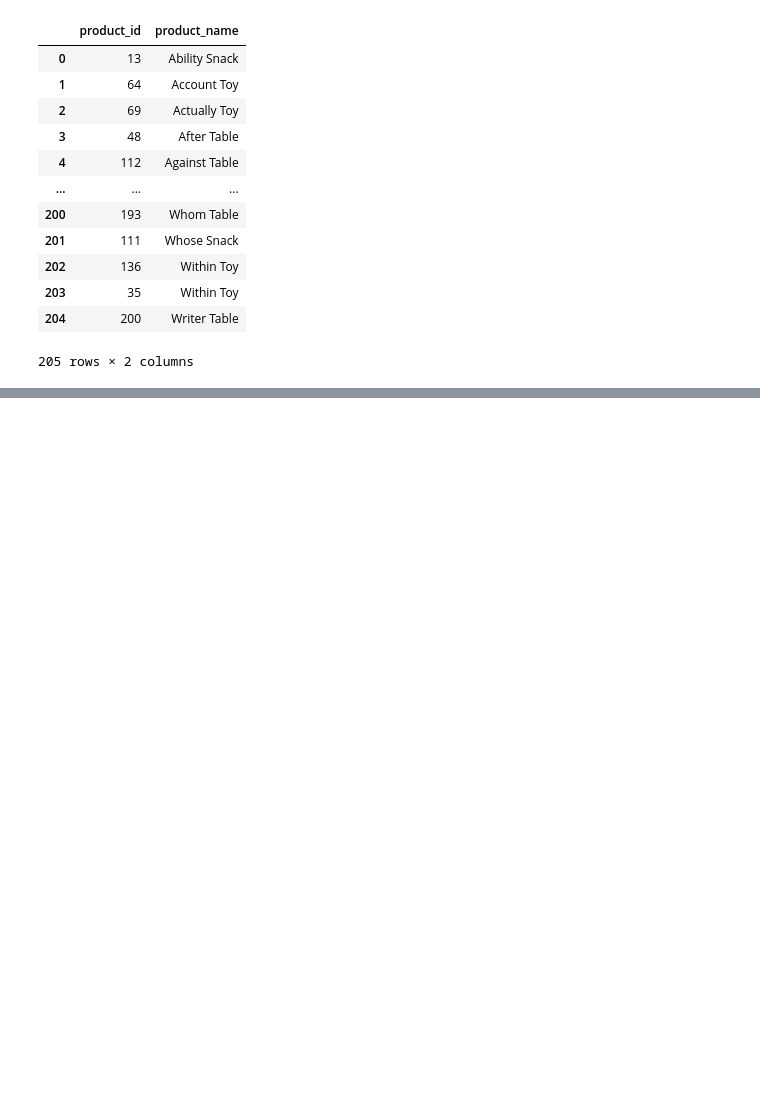
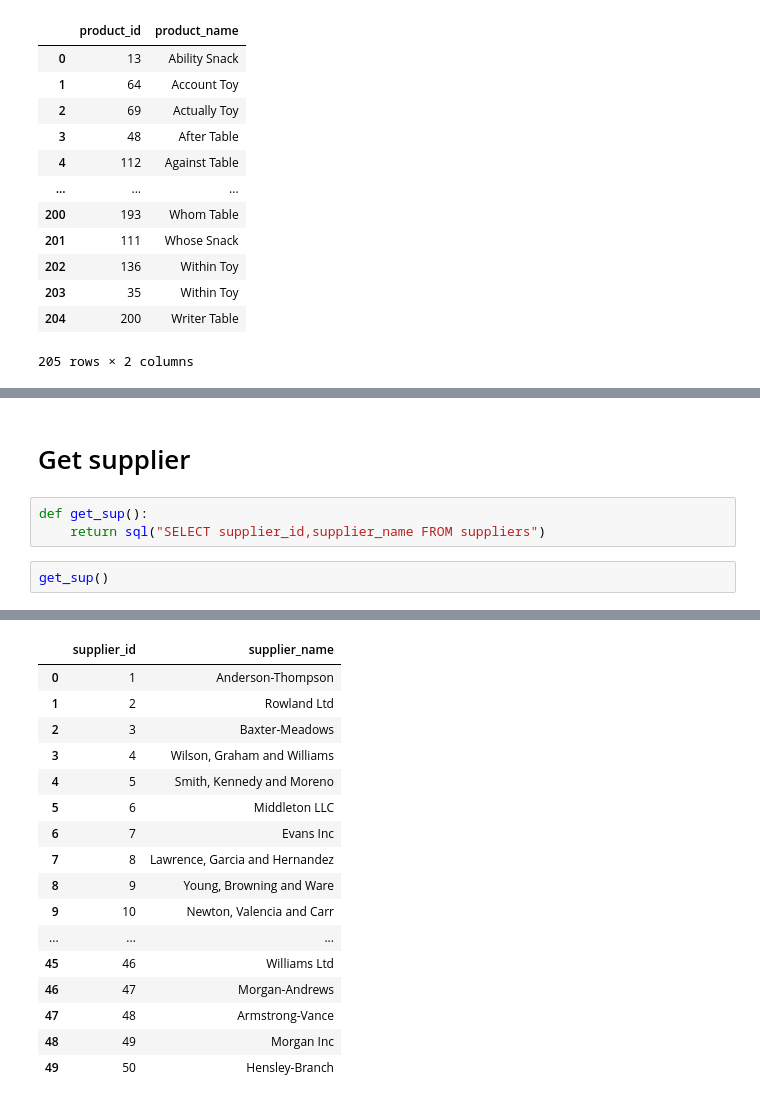
Before and after one commit to Coolbuddy145/Advanced-SQL-and-Python-UI, a Jupyter notebook: analysis.ipynb, the cells around one changed output, grey strips where cells are left out. Cells and saved outputs as stored; diff of their text form; blank space fills up the shorter version.

```diff
--- a/analysis.ipynb
+++ b/analysis.ipynb
@@ -304,0 +336,8 @@ def product_selector(get_products):
+# %% [markdown]
+# Get supplier
+# %%
+def get_sup():
+    return sql("SELECT supplier_id,supplier_name FROM suppliers")
+# %%
+get_sup()
+# %% [output]
@@ -304,0 +348,17 @@ def product_selector(get_products):
+|  | supplier_id | supplier_name |
+| 0 | 1 | Anderson-Thompson |
+| 1 | 2 | Rowland Ltd |
+| 2 | 3 | Baxter-Meadows |
+| 3 | 4 | Wilson, Graham and Williams |
+| 4 | 5 | Smith, Kennedy and Moreno |
+| 5 | 6 | Middleton LLC |
+| 6 | 7 | Evans Inc |
+| 7 | 8 | Lawrence, Garcia and Hernandez |
+| 8 | 9 | Young, Browning and Ware |
+| 9 | 10 | Newton, Valencia and Carr |
+| ... | ... | ... |
+| 45 | 46 | Williams Ltd |
+| 46 | 47 | Morgan-Andrews |
+| 47 | 48 | Armstrong-Vance |
+| 48 | 49 | Morgan Inc |
+| 49 | 50 | Hensley-Branch |
```
Also changed, not shown: parts of 7 cells of this notebook, 3 other files.
